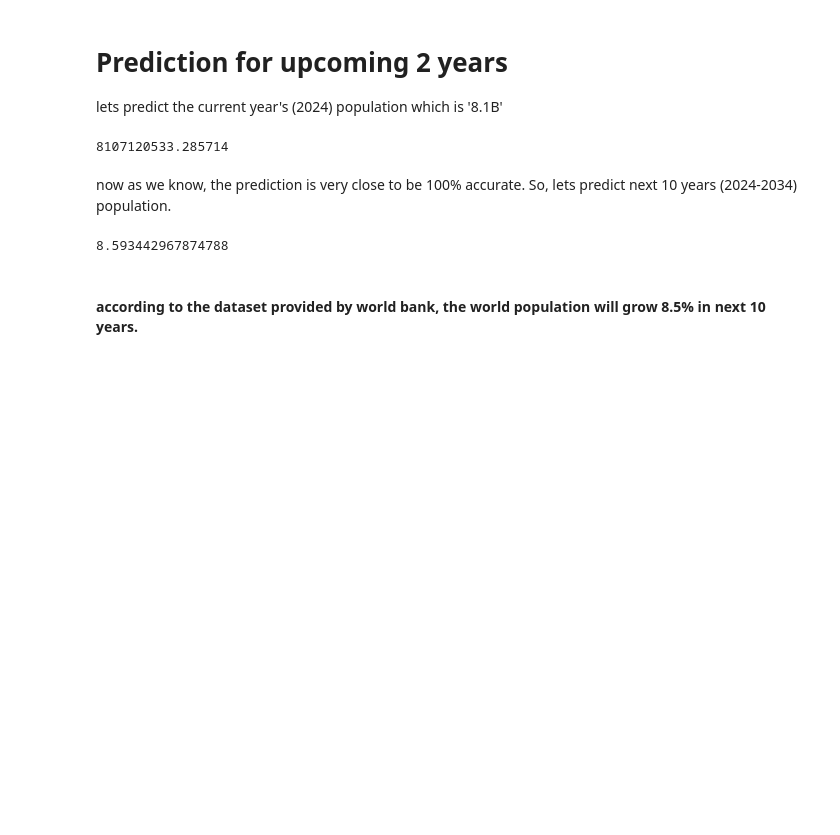
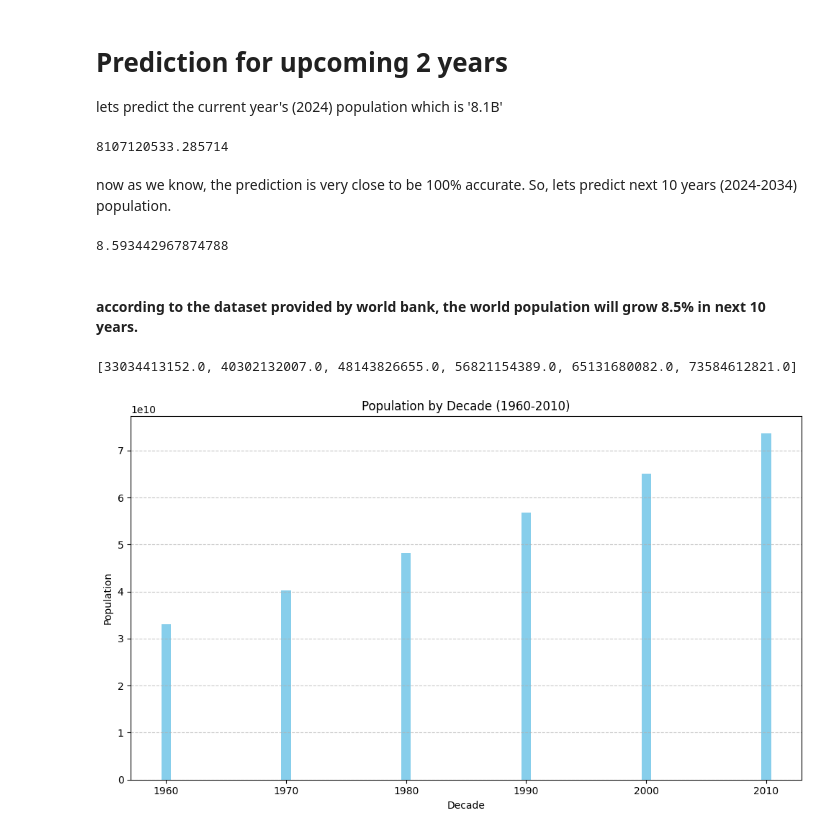
Before and after one commit to bilaalmunir/PRODIGY-DS-01, a Jupyter notebook: prodigy-ds-01.ipynb, the cells around one changed output. Saved outputs shown, nothing was run; the diff lists cells and outputs as text; code cells hidden in the pictures; blank space fills up the shorter version.

Commit message:
shown world population data on graph

```diff
--- a/prodigy-ds-01.ipynb
+++ b/prodigy-ds-01.ipynb
@@ -239,3 +237,39 @@ predicted_percentage_difference
 8.593442967874788
 # %% [markdown]
 <h4>according to the dataset provided by world bank, the world population will grow 8.5% in next 10 years.</h4>
+# %%
+
+year_columns = world_population_all_years.dropna(axis=1, how='all').columns
+
+max_year_available = int(year_columns[-1])
+
+decades = list(range(1960, 2011, 10))
+
+population_by_decades = []
+
+for decade in decades:
+    columns_in_decade = [str(year) for year in range(decade, min(decade + 10, max_year_available + 1))]
+
+    available_columns = [column for column in columns_in_decade if column in world_population_all_years.columns]
+
+    if available_columns:
+        population_in_decade = world_population_all_years[available_columns].sum(axis=1)
+        total_population = population_in_decade.sum()
+    else:
+        total_population = 0
+
+    population_by_decades.append(total_population)
+
+print(population_by_decades)
+plt.figure(figsize=(10, 6))
+plt.bar(decades, population_by_decades, color='skyblue')
+plt.title('Population by Decade (1960-2010)')
+plt.xlabel('Decade')
+plt.ylabel('Population')
+plt.xticks(decades)
+plt.grid(axis='y', linestyle='--', alpha=0.7)
+plt.tight_layout()
+plt.show()
+# %% [output]
+[33034413152.0, 40302132007.0, 48143826655.0, 56821154389.0, 65131680082.0, 73584612821.0]
+[figure, added]
```
Also changed, not shown: parts of 2 cells of this notebook.
